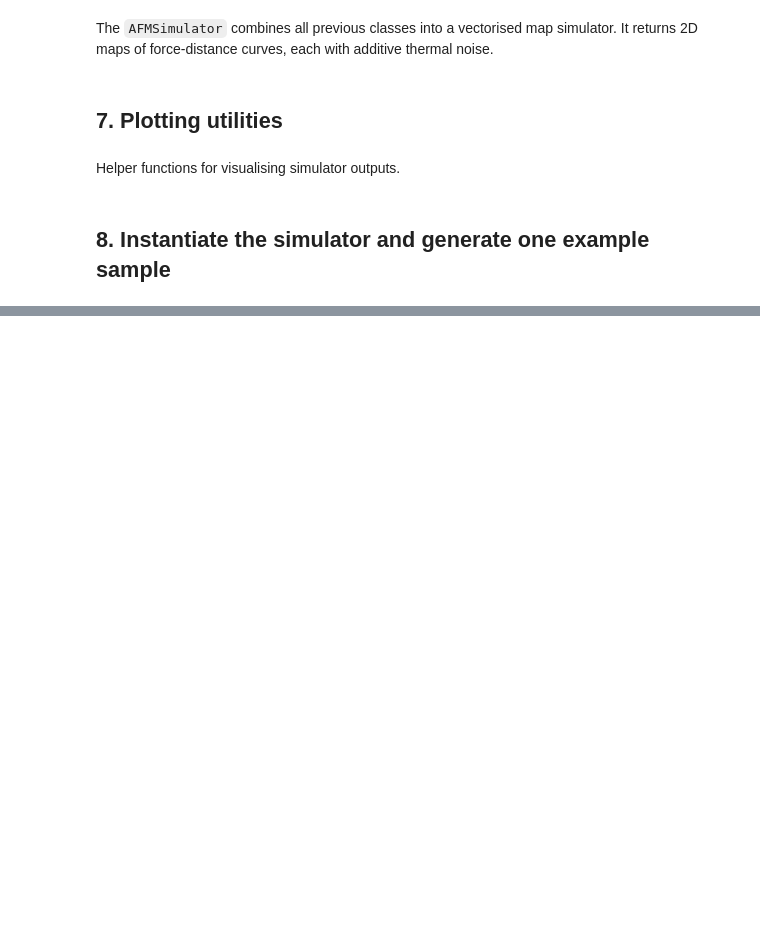
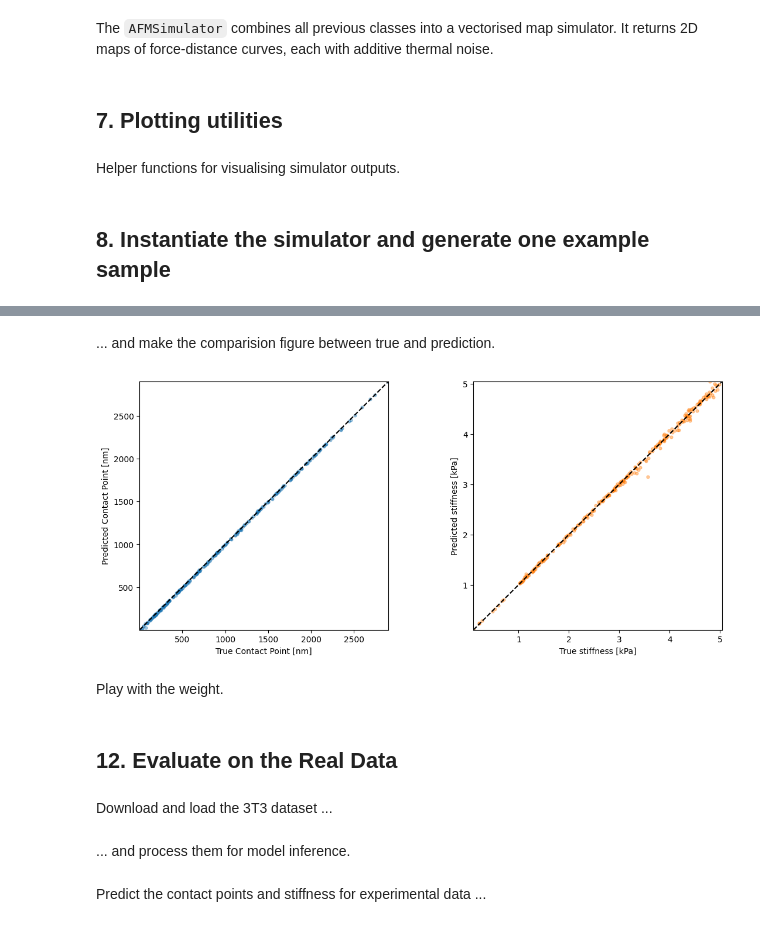
Before and after one commit to DeepTrackAI/ASAP, a Jupyter notebook: tutorial/EST/Part_3_AFM_simulation_draft.ipynb, the cells around one changed output, grey strips where cells are left out. Saved outputs shown, nothing was run; the diff lists cells and outputs as text; code cells hidden in the pictures; blank space fills up the shorter version.

```diff
--- a/tutorial/EST/Part_3_AFM_simulation_draft.ipynb
+++ b/tutorial/EST/Part_3_AFM_simulation_draft.ipynb
@@ -1770,0 +1517,38 @@ Saved model to: models/afm_curve_cnn.pt
+# %% [markdown]
+... and make the comparision figure between true and prediction.
+# %%
+fig, axes = plt.subplots(1, 2, figsize=(12, 5))
+
+axes[0].scatter(y_original[:,0],
+                y_hat_original[:,0],
+                alpha=0.4,
+                s=12)
+lim = [min(y_original[:,0].min(), y_hat_original[:,0].min()),
+       max(y_original[:,0].max(), y_hat_original[:,0].max())]
+axes[0].plot(lim, lim, "k--", lw=1.5, label="Perfect")
+axes[0].set_xlim(lim)
+axes[0].set_ylim(lim)
+axes[0].set_aspect("equal", adjustable="box")
+axes[0].set_xlabel("True Contact Point [nm]")
+axes[0].set_ylabel("Predicted Contact Point [nm]")
+
+axes[1].scatter(y_original[:,1],
+                y_hat_original[:,1],
+                alpha=0.4,
+                s=12,
+                color="tab:orange",)
+lim = [min(y_original[:,1].min(), y_hat_original[:,1].min()),
+       max(y_original[:,1].max(), y_hat_original[:,1].max())]
+axes[1].plot(lim, lim, "k--", lw=1.5, label="Perfect")
+axes[1].set_xlim(lim)
+axes[1].set_ylim(lim)
+axes[1].set_aspect("equal", adjustable="box")
+axes[1].set_xlabel("True stiffness [kPa]")
+axes[1].set_ylabel("Predicted stiffness [kPa]")
+
+plt.tight_layout()
+plt.show()
+# %% [output]
+[figure, added]
+# %% [markdown]
+Play with the weight.
@@ -1770,0 +1557,4 @@ Saved model to: models/afm_curve_cnn.pt
+# %% [markdown]
+## 12. Evaluate on the Real Data
+# %% [markdown]
+Download and load the 3T3 dataset ...
@@ -1770,0 +1588,2 @@ Saved model to: models/afm_curve_cnn.pt
+# %% [markdown]
+... and process them for model inference.
@@ -1770,0 +1628,2 @@ Saved model to: models/afm_curve_cnn.pt
+# %% [markdown]
+Predict the contact points and stiffness for experimental data ...
```
Also changed, not shown: parts of 76 cells of this notebook.
